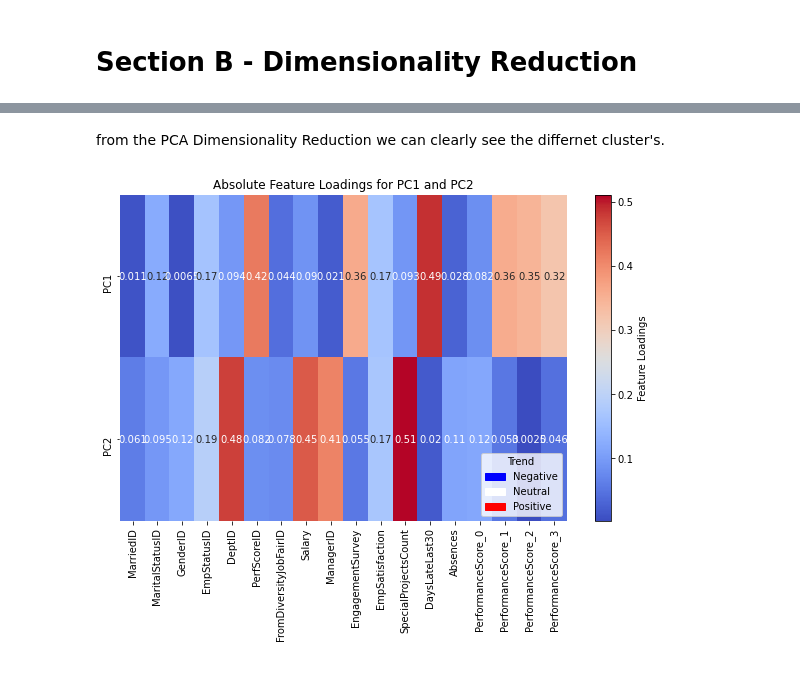
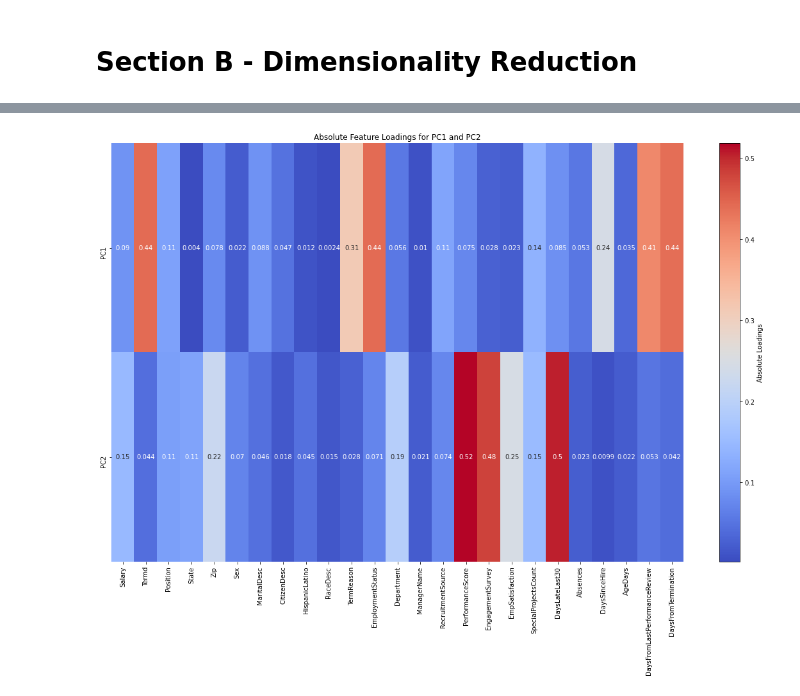
Before and after one commit to ColgateSmile/MachineLearning_Human_Resuorces_Analytics, a Jupyter notebook: MachineLearning_Ex_3.ipynb, the cells around one changed output, grey strips where cells are left out. Drawn from its saved outputs; the diff is of its cells as text; code cells hidden in the pictures.

```diff
--- a/MachineLearning_Ex_3.ipynb
+++ b/MachineLearning_Ex_3.ipynb
@@ -261,0 +293,27 @@ plt.show()
+# %%
+# Perform PCA for dimensionality reduction
+pca = PCA(n_components=2)
+df_scaled = StandardScaler().fit_transform(df)  # Scale the preprocessed DataFrame
+X_pca = pca.fit_transform(df_scaled)
+
+# Perform K-means clustering
+kmeans = KMeans(n_clusters=3, random_state=42)
+cluster_labels = kmeans.fit_predict(df_scaled)
+
+performance_score = df['PerformanceScore']
+
+scatter = plt.scatter(X_pca[:, 0], X_pca[:, 1], c=performance_score, cmap='viridis')
+
+# Define the legend labels
+legend_labels = ['Exceeds', 'Fully Meets', 'Needs Improvement', 'PIP']
+
+plt.legend(handles=scatter.legend_elements()[0], labels=legend_labels, title='Performance Score')
+
+plt.xlabel('Principal Component 1')
+plt.ylabel('Principal Component 2')
+plt.title('Scatter Plot of PCA with Performance Score')
+plt.show()
+
+# Get the explained variance ratio
+explained_variance_ratio = pca.explained_variance_ratio_
+print('Variance Ratio:', explained_variance_ratio)
@@ -309,21 +349,13 @@ plt.show()
-# %% [markdown]
-from the PCA Dimensionality Reduction we can clearly see the differnet cluster's.
 # %%
-component_loadings = pd.DataFrame(pca.components_, columns=df_encoded.columns, index=['PC1', 'PC2'])
+component_loadings = pd.DataFrame(pca.components_, columns=df.columns, index=['PC1', 'PC2'])
 
-plt.figure(figsize=(10, 6))
+plt.figure(figsize=(20, 12))
 heatmap = sns.heatmap(component_loadings.abs(), annot=True, cmap='coolwarm', cbar=False)
 plt.title('Absolute Feature Loadings for PC1 and PC2')
 
 # Add a colorbar and legend
 cbar = plt.colorbar(heatmap.collections[0])
-cbar.set_label('Feature Loadings')
-legend_labels = ['Negative', 'Neutral', 'Positive']
-legend_handles = [patches.Patch(color='blue', label='Negative'),
-                  patches.Patch(color='white', label='Neutral'),
-                  patches.Patch(color='red', label='Positive')]
-plt.legend(handles=legend_handles, labels=legend_labels, title='Trend', loc='lower right')
-
+cbar.ax.set_ylabel('Absolute Loadings')
 plt.show()
 # %% [output]
-[figure, old version]
+[figure, new version]
```
Also changed, not shown: parts of 25 cells of this notebook.
